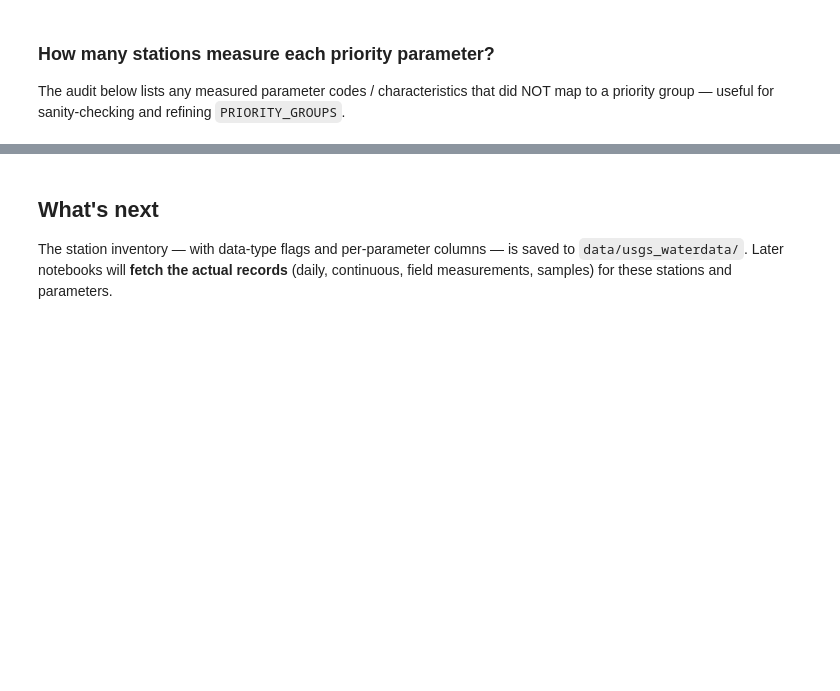
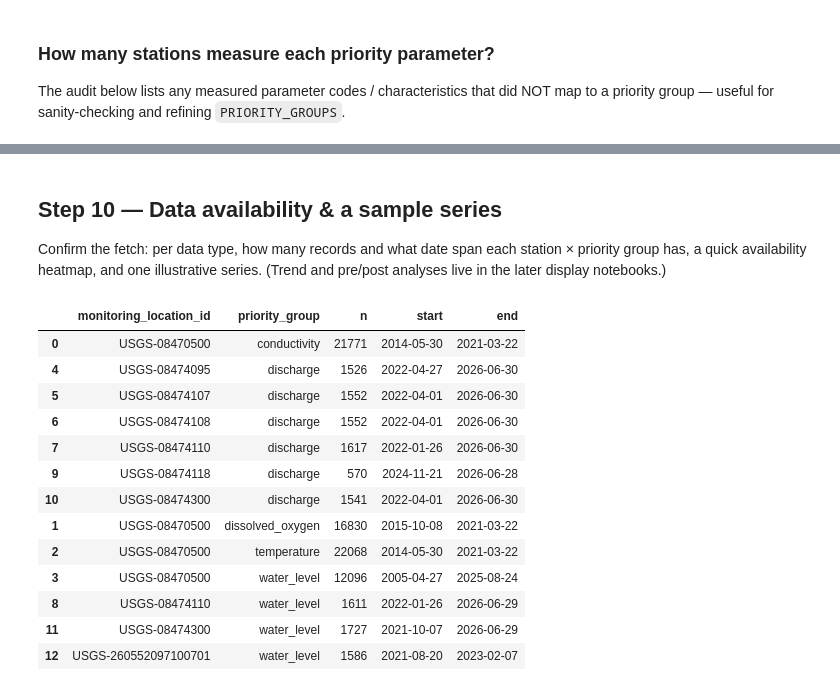
Before and after one commit to LimnoTech/Thornforest, a Jupyter notebook: notebooks/3_usgs_waterdata.ipynb, the cells around one changed output, grey strips where cells are left out. Saved outputs shown, nothing was run; the diff lists cells and outputs as text; code cells hidden in the pictures; blank space fills up the shorter version.

```diff
--- a/notebooks/3_usgs_waterdata.ipynb
+++ b/notebooks/3_usgs_waterdata.ipynb
@@ -317,0 +340,21 @@ A station that measures several parameters appears in several layers.
+# %%
+daily_station_ids = stations_in_area.loc[stations_in_area["daily"], "monitoring_location_id"].tolist()
+daily_raw, _ = waterdata.get_daily(
+    monitoring_location_id=daily_station_ids,
+    parameter_code=PRIORITY_CODES,
+    skip_geometry=True,
+)
+daily = daily_raw.rename(columns={"time": "date", "statistic_id": "statistic", "unit_of_measure": "unit"})
+daily["parameter_name"] = daily["parameter_code"].map(_parameter_name)
+daily["priority_group"] = daily["parameter_code"].map(lambda c: classify_parameter(parameter_code=c))
+daily = daily[daily["priority_group"].notna()].copy()
+daily["huc8"] = daily["monitoring_location_id"].map(huc8_by_station)
+daily = (
+    daily[
+        ["monitoring_location_id", "date", "parameter_code", "parameter_name", "statistic",
+         "value", "unit", "approval_status", "qualifier", "priority_group", "huc8"]
+    ]
+    .sort_values(["monitoring_location_id", "parameter_code", "date"])
+    .reset_index(drop=True)
+)
+save_outputs(daily, S.data_dir / "usgs_waterdata" / "usgs_daily_values.parquet")
@@ -340,8 +459,38 @@ stations_param_map
 # %% [output]
 [interactive output not drawn]
 # %% [markdown]
-## What's next
+## Step 10 — Data availability & a sample series
 
-The station inventory — with data-type flags and per-parameter columns — is saved to
-`data/usgs_waterdata/`. Later notebooks will **fetch the actual records** (daily, continuous,
-field measurements, samples) for these stations and parameters.
+Confirm the fetch: per data type, how many records and what date span each station × priority
+group has, a quick availability heatmap, and one illustrative series. (Trend and pre/post
+analyses live in the later display notebooks.)
+# %%
+def coverage(df, time_col):
+    """Record count + first/last date per station × priority group."""
+    t = pd.to_datetime(df[time_col])
+    out = (
+        df.assign(_t=t)
+        .groupby(["monitoring_location_id", "priority_group"])["_t"]
+        .agg(n="size", start="min", end="max")
+        .reset_index()
+        .sort_values(["priority_group", "monitoring_location_id"])
+    )
+    return out
+
+
+show(coverage(daily, "date"))
+# %% [output]
+|  | monitoring_location_id | priority_group | n | start | end |
+| 0 | USGS-08470500 | conductivity | 21771 | 2014-05-30 | 2021-03-22 |
+| 4 | USGS-08474095 | discharge | 1526 | 2022-04-27 | 2026-06-30 |
+| 5 | USGS-08474107 | discharge | 1552 | 2022-04-01 | 2026-06-30 |
+| 6 | USGS-08474108 | discharge | 1552 | 2022-04-01 | 2026-06-30 |
+| 7 | USGS-08474110 | discharge | 1617 | 2022-01-26 | 2026-06-30 |
+| 9 | USGS-08474118 | discharge | 570 | 2024-11-21 | 2026-06-28 |
+| 10 | USGS-08474300 | discharge | 1541 | 2022-04-01 | 2026-06-30 |
+| 1 | USGS-08470500 | dissolved_oxygen | 16830 | 2015-10-08 | 2021-03-22 |
+| 2 | USGS-08470500 | temperature | 22068 | 2014-05-30 | 2021-03-22 |
+| 3 | USGS-08470500 | water_level | 12096 | 2005-04-27 | 2025-08-24 |
+| 8 | USGS-08474110 | water_level | 1611 | 2022-01-26 | 2026-06-29 |
+| 11 | USGS-08474300 | water_level | 1727 | 2021-10-07 | 2026-06-29 |
+| 12 | USGS-260552097100701 | water_level | 1586 | 2021-08-20 | 2023-02-07 |
```
Also changed, not shown: parts of 18 cells of this notebook, 9 other files.
